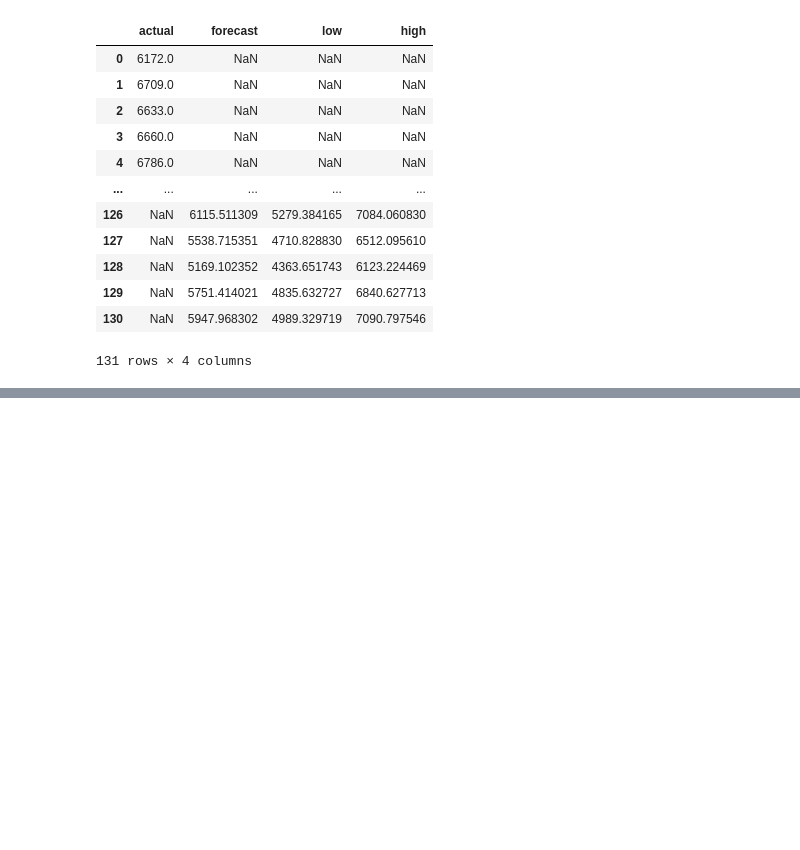
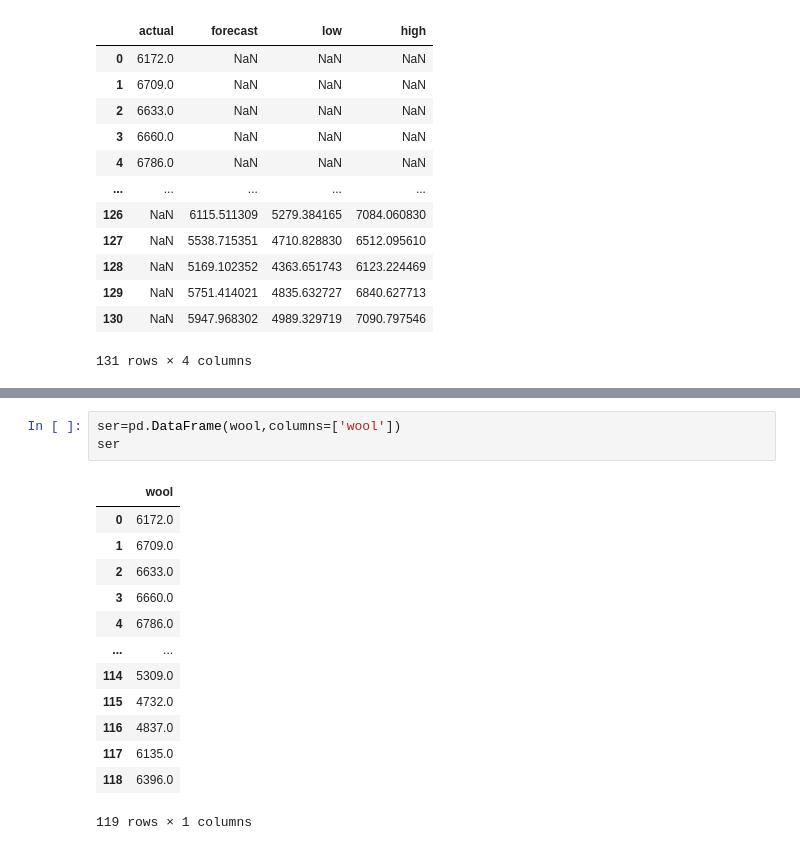
Before and after one commit to axpinkerton/various_kaggle, a Jupyter notebook: wool.ipynb, the cells around one changed output, grey strips where cells are left out. Saved outputs shown, nothing was run; the diff lists cells and outputs as text; blank space fills up the shorter version.

```diff
--- a/wool.ipynb
+++ b/wool.ipynb
@@ -111,0 +109,17 @@ No handles with labels found to put in legend.
+# %%
+ser=pd.DataFrame(wool,columns=['wool'])
+ser
+# %% [output]
+|  | wool |
+| 0 | 6172.0 |
+| 1 | 6709.0 |
+| 2 | 6633.0 |
+| 3 | 6660.0 |
+| 4 | 6786.0 |
+| ... | ... |
+| 114 | 5309.0 |
+| 115 | 4732.0 |
+| 116 | 4837.0 |
+| 117 | 6135.0 |
+| 118 | 6396.0 |
+119 rows × 1 columns
```
Also changed, not shown: parts of 7 cells of this notebook, 1 other file.
